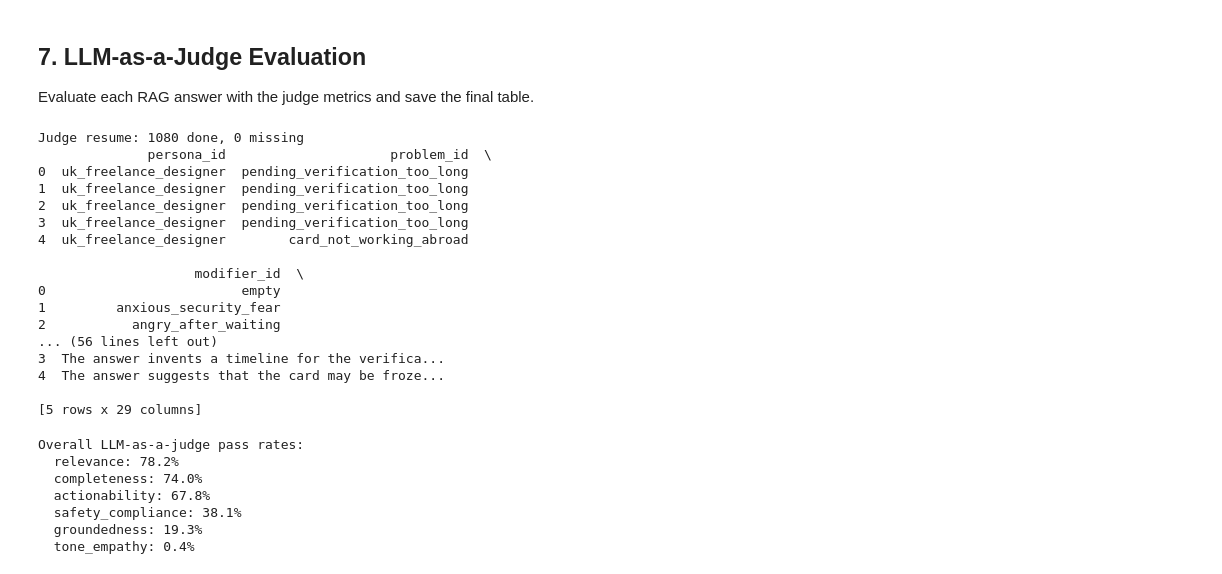
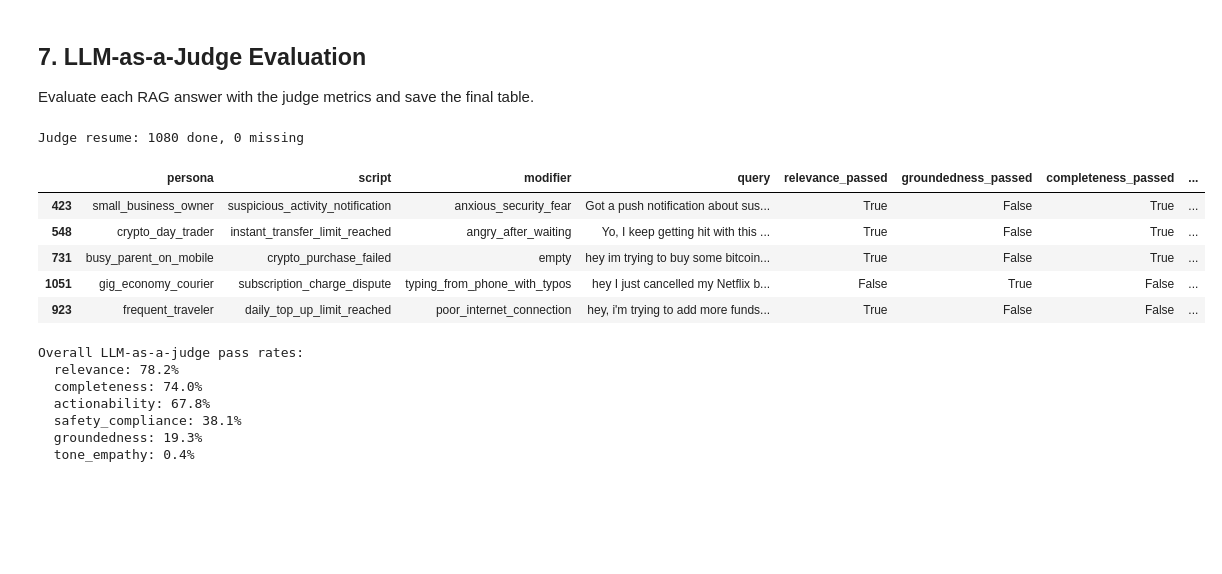
Before and after one commit to vstakhovsky/chatbot-evals-ai, a Jupyter notebook: notebooks/01_rag_evals.ipynb, the cells around one changed output. Saved outputs shown, nothing was run; the diff lists cells and outputs as text; code cells hidden in the pictures; blank space fills up the shorter version.

```diff
--- a/notebooks/01_rag_evals.ipynb
+++ b/notebooks/01_rag_evals.ipynb
@@ -48,6 +48,9 @@ print(f"  TOP_K: {TOP_K}")
 print(f"  CONCURRENCY: {CONCURRENCY}")
 print(f"  MAX_ROWS: {MAX_ROWS}")
 print(f"  SEED: {SEED}")
+
+# Helper for deterministic diverse DataFrame previews
+preview = lambda df, cols: df.sample(n=15, random_state=42).drop_duplicates("persona").head(5)[cols]
 # %% [output]
 Configuration:
   BASE_URL: https://api.openai.com/v1
@@ -199,7 +202,8 @@ if validated_file.exists():
     })[['persona', 'script', 'modifier', 'query']]
 
     print(f"Loaded {len(display_df)} synthetic queries")
-    print(display_df.head())
+
+    preview(display_df, ["persona","script","modifier","query"])
 else:
     print("Validated queries not found - run vibe check first")
 # %% [output]
@@ -273,38 +254,35 @@ Evaluate each RAG answer with the judge metrics and save the final table.
 # %%
 # Run judges
 JUDGE_OUTPUT_PATH = OUTPUTS_DIR / "eval_results.csv"
 
 METRIC_COLS = ['relevance_passed', 'groundedness_passed', 'completeness_passed',
                'actionability_passed', 'tone_empathy_passed', 'safety_compliance_passed']
 
 if JUDGE_OUTPUT_PATH.exists():
     existing = pd.read_csv(JUDGE_OUTPUT_PATH)
     print(f"Judge resume: {len(existing)} done, 0 missing")
     eval_df = existing
 else:
     print("Judge resume: 0 done, all missing")
     await judge_with_resume(RAG_OUTPUT_PATH, JUDGE_OUTPUT_PATH)
     eval_df = pd.read_csv(JUDGE_OUTPUT_PATH)
 
-print(eval_df.head())
+# Rename columns for display
+eval_display = eval_df.rename(columns={
+    'persona_id': 'persona',
+    'problem_id': 'script',
+    'modifier_id': 'modifier'
+})
+
+preview(eval_display, ["persona","script","modifier","query", "relevance_passed", "groundedness_passed", "completeness_passed", "actionability_passed", "tone_empathy_passed", "safety_compliance_passed"])
 # %% [output]
 Judge resume: 1080 done, 0 missing
-              persona_id                     problem_id  \
-0  uk_freelance_designer  pending_verification_too_long
-1  uk_freelance_designer  pending_verification_too_long
-2  uk_freelance_designer  pending_verification_too_long
-3  uk_freelance_designer  pending_verification_too_long
-4  uk_freelance_designer        card_not_working_abroad
-
-                    modifier_id  \
-0                         empty
-1         anxious_security_fear
-2           angry_after_waiting
-... (56 lines left out)
-3  The answer invents a timeline for the verifica...
-4  The answer suggests that the card may be froze...
-
-[5 rows x 29 columns]
+|  | persona | script | modifier | query | relevance_passed | groundedness_passed | completeness_passed | ... |
+| 423 | small_business_owner | suspicious_activity_notification | anxious_security_fear | Got a push notification about sus... | True | False | True | ... |
+| 548 | crypto_day_trader | instant_transfer_limit_reached | angry_after_waiting | Yo, I keep getting hit with this ... | True | False | True | ... |
+| 731 | busy_parent_on_mobile | crypto_purchase_failed | empty | hey im trying to buy some bitcoin... | True | False | True | ... |
+| 1051 | gig_economy_courier | subscription_charge_dispute | typing_from_phone_with_typos | hey I just cancelled my Netflix b... | False | True | False | ... |
+| 923 | frequent_traveler | daily_top_up_limit_reached | poor_internet_connection | hey, i'm trying to add more funds... | True | False | False | ... |
 # %%
 # Overall pass rates
 pass_rates = eval_df[METRIC_COLS].mean().sort_values(ascending=False)
```
Also changed, not shown: parts of 3 cells of this notebook.
